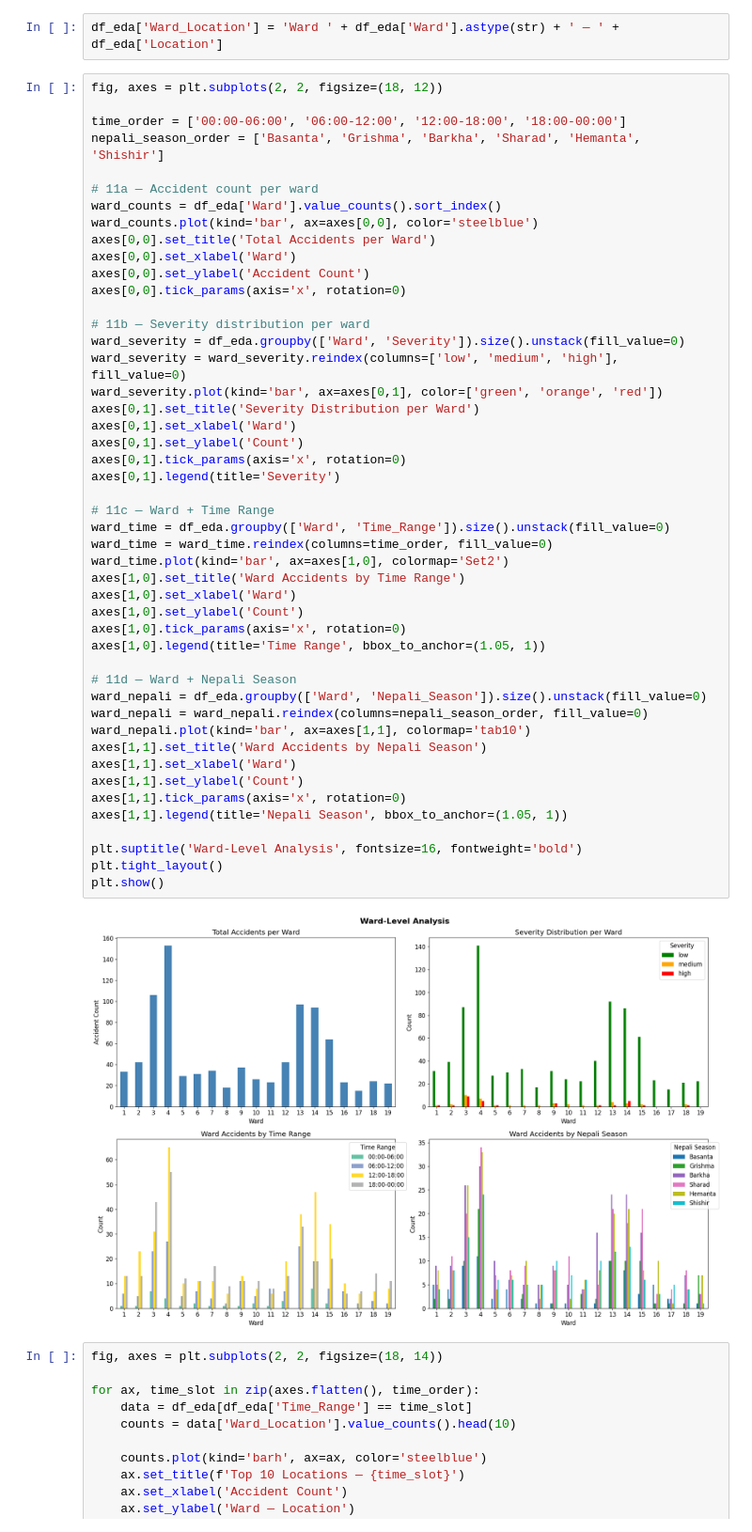
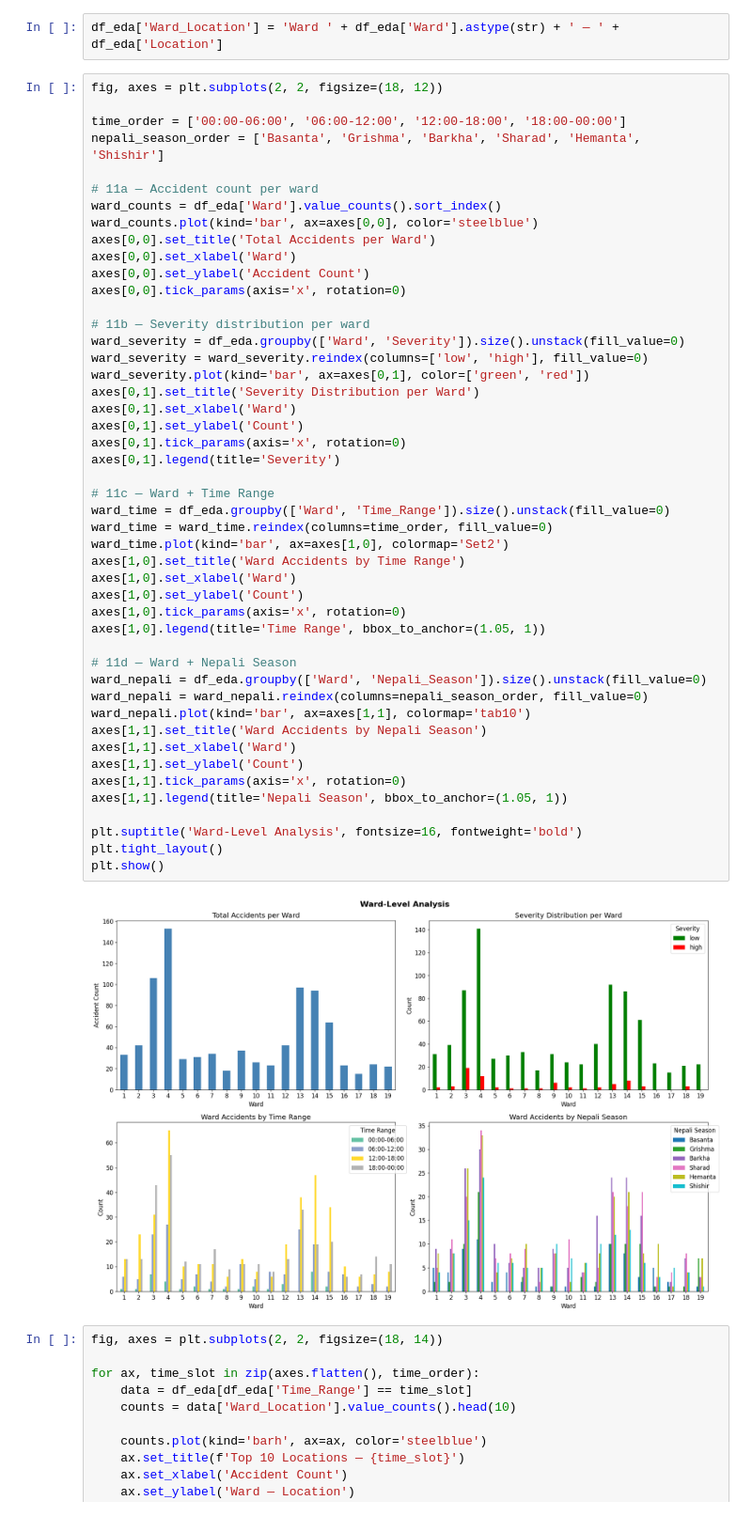
Before and after one commit to debiyani/traffic-accident-biratnagar, a Jupyter notebook: notebooks/analysis.ipynb, the cells around one changed output. Shown at 94% size. Saved outputs shown, nothing was run; the diff lists cells and outputs as text.

```diff
--- a/notebooks/analysis.ipynb
+++ b/notebooks/analysis.ipynb
@@ -254,39 +266,39 @@ axes[0,0].tick_params(axis='x', rotation=0)
 
 # 11b — Severity distribution per ward
 ward_severity = df_eda.groupby(['Ward', 'Severity']).size().unstack(fill_value=0)
-ward_severity = ward_severity.reindex(columns=['low', 'medium', 'high'], fill_value=0)
-ward_severity.plot(kind='bar', ax=axes[0,1], color=['green', 'orange', 'red'])
+ward_severity = ward_severity.reindex(columns=['low', 'high'], fill_value=0)
+ward_severity.plot(kind='bar', ax=axes[0,1], color=['green', 'red'])
 axes[0,1].set_title('Severity Distribution per Ward')
 axes[0,1].set_xlabel('Ward')
 axes[0,1].set_ylabel('Count')
 axes[0,1].tick_params(axis='x', rotation=0)
 axes[0,1].legend(title='Severity')
 
 # 11c — Ward + Time Range
 ward_time = df_eda.groupby(['Ward', 'Time_Range']).size().unstack(fill_value=0)
 ward_time = ward_time.reindex(columns=time_order, fill_value=0)
 ward_time.plot(kind='bar', ax=axes[1,0], colormap='Set2')
 axes[1,0].set_title('Ward Accidents by Time Range')
 axes[1,0].set_xlabel('Ward')
 axes[1,0].set_ylabel('Count')
 axes[1,0].tick_params(axis='x', rotation=0)
 axes[1,0].legend(title='Time Range', bbox_to_anchor=(1.05, 1))
 
 # 11d — Ward + Nepali Season
 ward_nepali = df_eda.groupby(['Ward', 'Nepali_Season']).size().unstack(fill_value=0)
 ward_nepali = ward_nepali.reindex(columns=nepali_season_order, fill_value=0)
 ward_nepali.plot(kind='bar', ax=axes[1,1], colormap='tab10')
 axes[1,1].set_title('Ward Accidents by Nepali Season')
 axes[1,1].set_xlabel('Ward')
 axes[1,1].set_ylabel('Count')
 axes[1,1].tick_params(axis='x', rotation=0)
 axes[1,1].legend(title='Nepali Season', bbox_to_anchor=(1.05, 1))
 
 plt.suptitle('Ward-Level Analysis', fontsize=16, fontweight='bold')
 plt.tight_layout()
 plt.show()
 # %% [output]
-[figure, old version]
+[figure, new version]
 # %%
 fig, axes = plt.subplots(2, 2, figsize=(18, 14))
 
```
Also changed, not shown: parts of 7 cells of this notebook, 7 other files.
